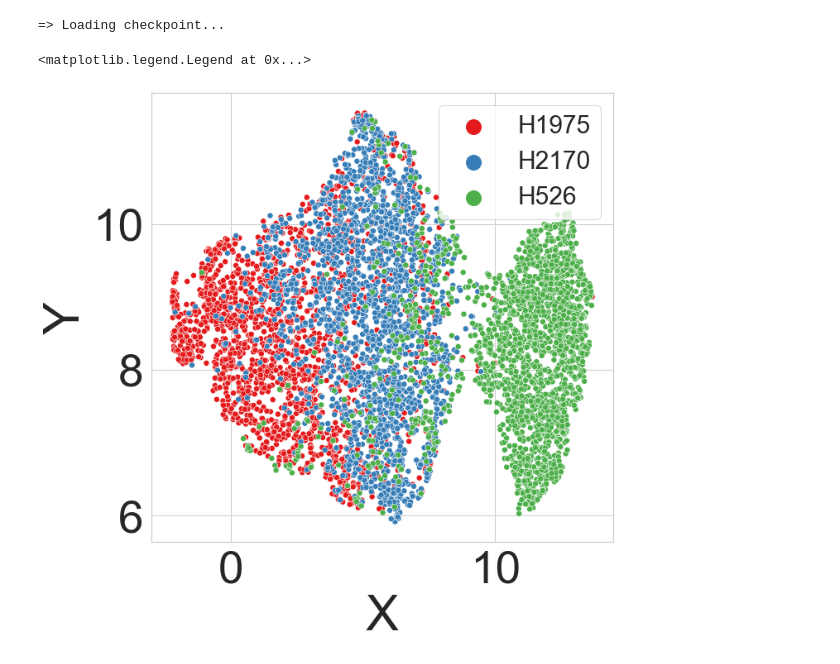
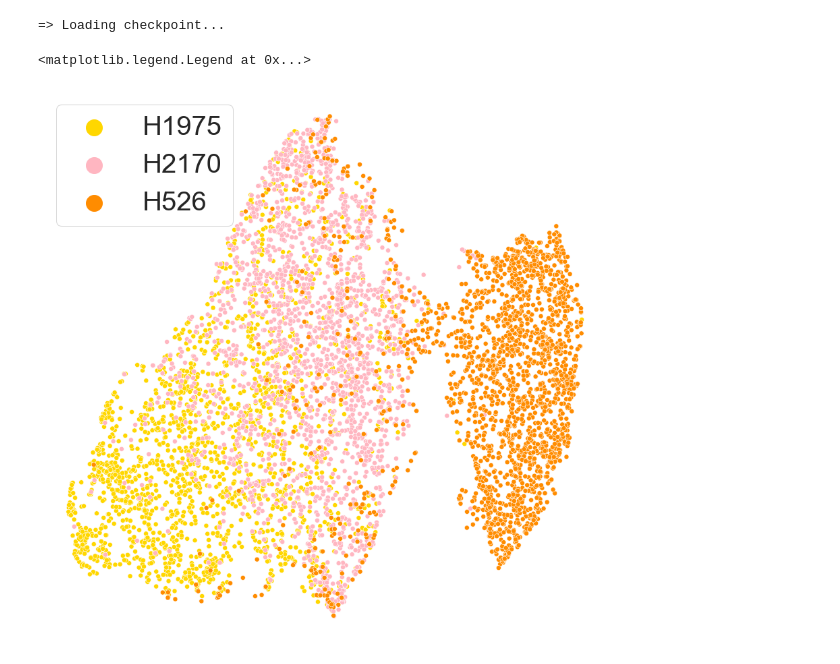
Before and after one commit to rashmisrm/MorphoGenie, a Jupyter notebook: MorphoGenie-Test.ipynb, the cells around one changed output. Drawn from its saved outputs; the diff is of its cells as text; code cells hidden in the pictures.

```diff
--- a/MorphoGenie-Test.ipynb
+++ b/MorphoGenie-Test.ipynb
@@ -304,16 +304,17 @@ df1 = pd.DataFrame(embedding, columns=['X','Y'])
 df2 = pd.DataFrame(label1, columns=['ClassLabels1'])
 df3 = pd.DataFrame(label2, columns=['ClassLabels2'])
 df_F=pd.concat([df1, df2, df3],axis=1)
+colors = ["gold", "lightpink", "darkorange"]
 # %%
-plt.figure(figsize=(10,10))
-#plt.axis('off')
+plt.figure(figsize=(15,15))
+plt.axis('off')
 sns.set_style("whitegrid")
 
-sns.scatterplot(data=df_F, x="X", y="Y", s=50, hue="ClassLabels1", palette=('Set1'))
-plt.legend(markerscale=3, fontsize=30)
+sns.scatterplot(data=df_F, x="X", y="Y", s=50, hue="ClassLabels1", palette=(colors))
+plt.legend(markerscale=4, fontsize=40)
 # %% [output]
 <matplotlib.legend.Legend at 0x...>
-[figure, old version]
+[figure, new version]
 # %%
 sns.set(font_scale=2)
 from sklearn.tree import DecisionTreeClassifier
```
Also changed, not shown: parts of 3 cells of this notebook.
